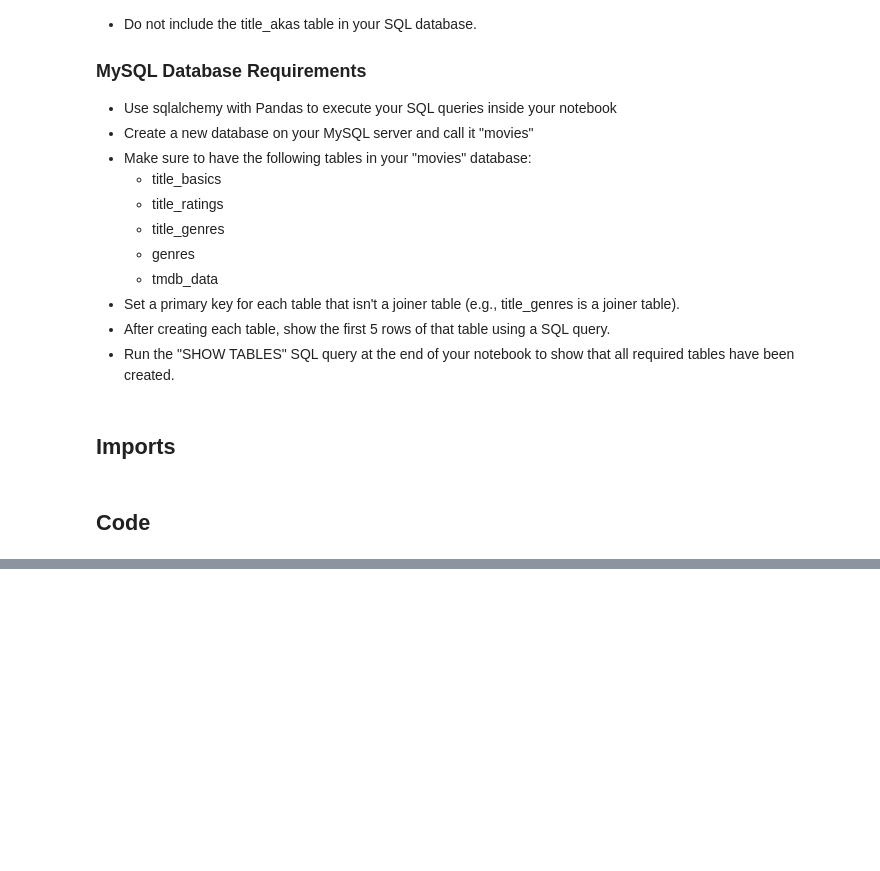
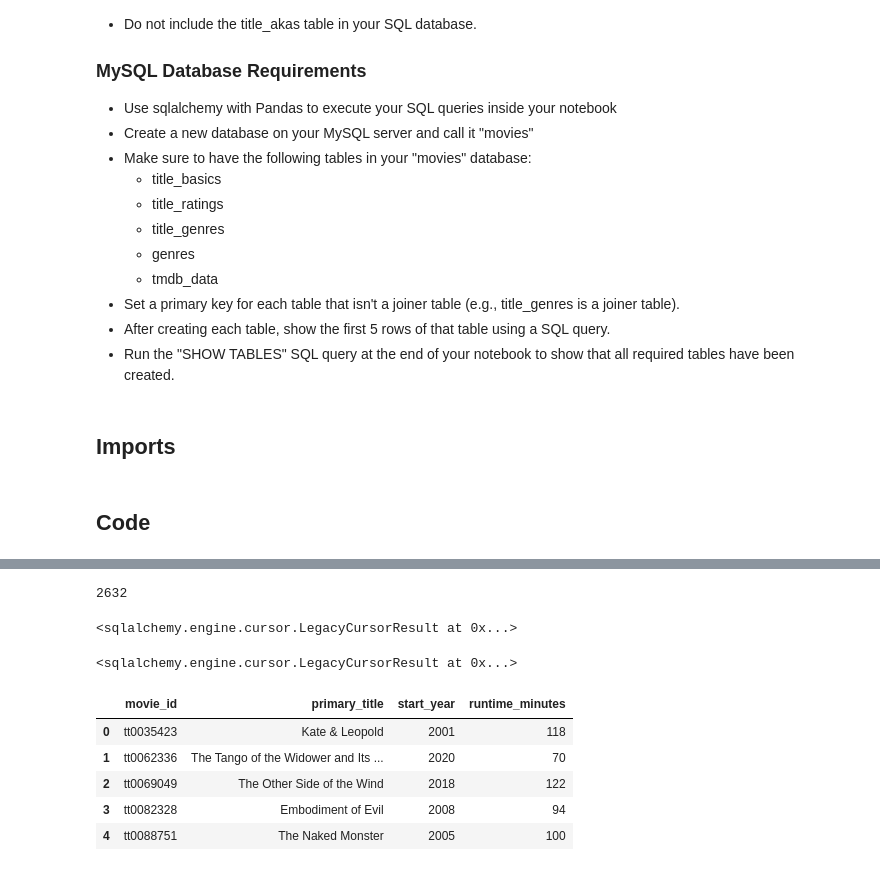
Before and after one commit to shabana1408/Project-3, a Jupyter notebook: Project 3 - Part 3.ipynb, the cells around one changed output, grey strips where cells are left out. Saved outputs shown, nothing was run; the diff lists cells and outputs as text; code cells hidden in the pictures; blank space fills up the shorter version.

```diff
--- a/Project 3 - Part 3.ipynb
+++ b/Project 3 - Part 3.ipynb
@@ -131,20 +330,35 @@ engine.execute("USE movies")
 # %%
-## Create table title_basics
+## Create tables
 basics_df.to_sql('title_basics', engine, index=False, if_exists='replace')
-
-## Calculate max string lengths for object columns
-key_len = basics_df['tconst'].fillna('').map(len).max()
-title_len = basics_df['primaryTitle'].fillna('').map(len).max()
-
-## Create schema dictonary
-basics_df_schema = {
-    "tconst": String(key_len+1),
-    "primaryTitle": Text(title_len+1),
-    'startYear':Float(),
-    'endYear':Float(),
-    'runtimeMinutes':Integer()}
-
-engine.execute('ALTER TABLE title_basics ADD PRIMARY KEY ('tconst');')
-
-## Show first five rows
-q1 = pd.read_sql("SELECT TOP 5 * from title_basics;", connection)
+title_genres.to_sql('title_genres', engine, index=False, if_exists='replace')
+genres.to_sql('genres', engine, index=False, if_exists='replace')
+ratings_df.to_sql('title_ratings', engine, index=False, if_exists='replace')
+tmdb_data.to_sql('tmdb_data', engine, index=False, if_exists='replace')
+# %% [output]
+2632
+# %%
+## Explicitly define movie_id and genre_id as VARCHAR
+engine.execute('ALTER TABLE title_basics MODIFY movie_id VARCHAR(255);')
+engine.execute('ALTER TABLE genres MODIFY genre_id VARCHAR(255);')
+engine.execute('ALTER TABLE title_ratings MODIFY movie_id VARCHAR(255);')
+engine.execute('ALTER TABLE tmdb_data MODIFY movie_id VARCHAR(255);')
+# %% [output]
+<sqlalchemy.engine.cursor.LegacyCursorResult at 0x...>
+# %%
+## Add primary key
+engine.execute('ALTER TABLE title_basics ADD PRIMARY KEY (`movie_id`);')
+engine.execute('ALTER TABLE genres ADD PRIMARY KEY (`genre_id`);')
+engine.execute('ALTER TABLE title_ratings ADD PRIMARY KEY (`movie_id`);')
+engine.execute('ALTER TABLE tmdb_data ADD PRIMARY KEY (`movie_id`);')
+# %% [output]
+<sqlalchemy.engine.cursor.LegacyCursorResult at 0x...>
+# %%
+## Show first five rows of each table
+pd.read_sql("SELECT * FROM title_basics LIMIT 5;", connection)
+# %% [output]
+|  | movie_id | primary_title | start_year | runtime_minutes |
+| 0 | tt0035423 | Kate & Leopold | 2001 | 118 |
+| 1 | tt0062336 | The Tango of the Widower and Its ... | 2020 | 70 |
+| 2 | tt0069049 | The Other Side of the Wind | 2018 | 122 |
+| 3 | tt0082328 | Embodiment of Evil | 2008 | 94 |
+| 4 | tt0088751 | The Naked Monster | 2005 | 100 |
```
Also changed, not shown: parts of 26 cells of this notebook, 9 other files.
